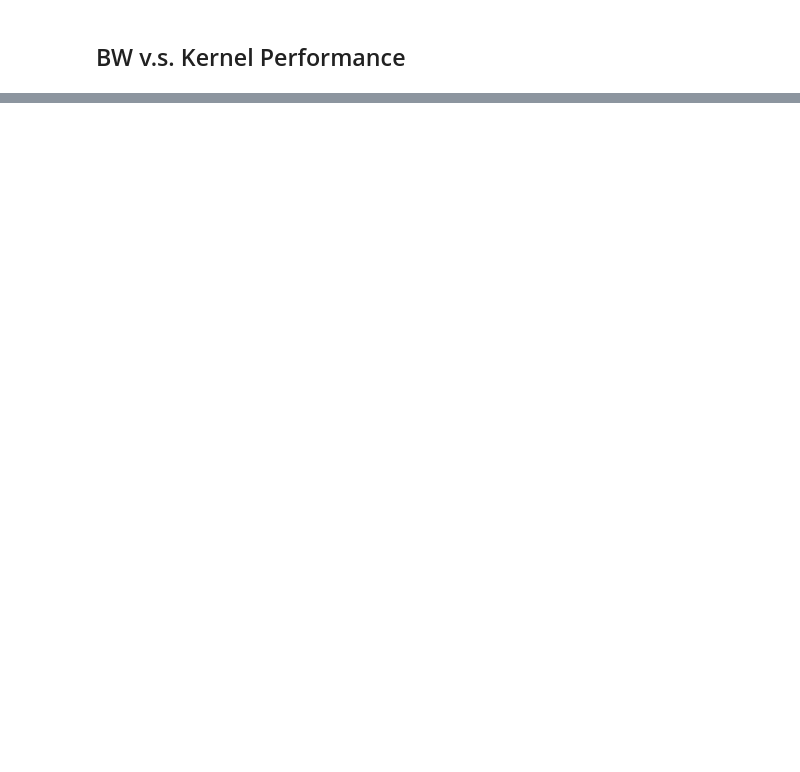
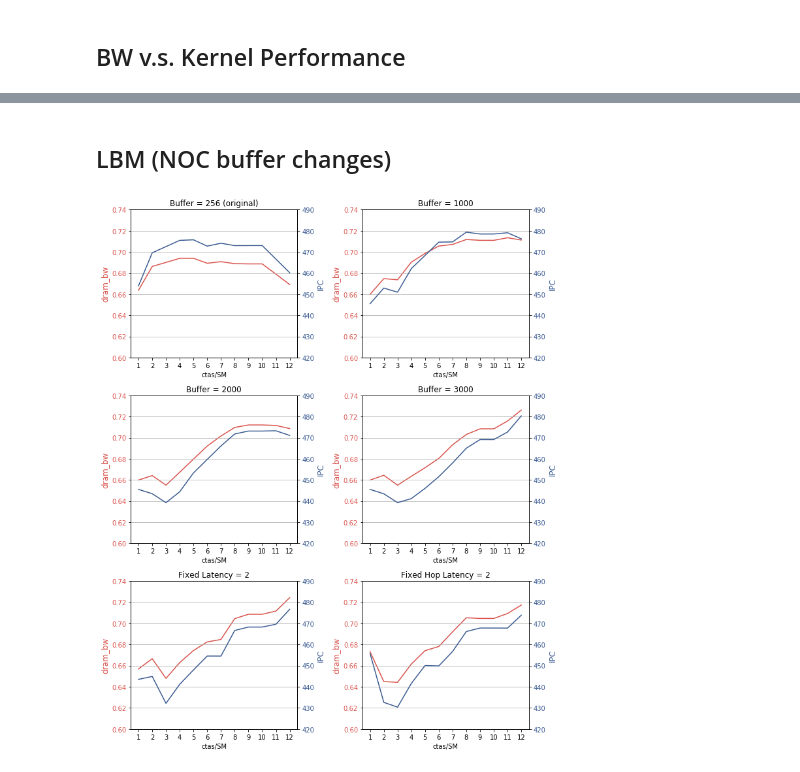
Before and after one commit to UofT-EcoSystem/gpgpu-sim_simulations, a Jupyter notebook: util/job_launching/results/gen-table.ipynb, the cells around one changed output, grey strips where cells are left out. Saved outputs shown, nothing was run; the diff lists cells and outputs as text; code cells hidden in the pictures; blank space fills up the shorter version.

```diff
--- a/util/job_launching/results/gen-table.ipynb
+++ b/util/job_launching/results/gen-table.ipynb
@@ -477,0 +541,70 @@ plt.show()
+# %% [markdown]
+## LBM (NOC buffer changes)
+# %%
+# current_palette = sns.color_palette()
+
+# Dram BW changes as the NOC configs change
+def extract_df(filename):
+    _df = pd.read_csv(filename)
+    _df['CTA/SM'] = _df['config'].apply(lambda x: x[7:-3]).astype(int)
+    _df['avg_dram_bw'] = _df['dram_bw'].transform(avg_array)
+    _df['IPC'] = _df['instructions'] / _df['runtime']
+    _df['avg_row_locality'] = _df['row_buffer_locality'].transform(avg_array)
+
+    return _df[['CTA/SM',
+                'avg_dram_bw', 'avg_row_locality',
+                'IPC',
+                  ]].sort_values(by=['CTA/SM'])
+
+def draw_fig(df_in, axis, title):
+    color_red = sns.xkcd_rgb["pale red"]
+    color_blue = sns.xkcd_rgb["denim blue"]
+
+    axis.set_xlabel('ctas/SM')
+    axis.set_ylabel('dram_bw', color=color_red, fontsize=12)
+    axis.plot(df_in['CTA/SM'], df_in['avg_dram_bw'], color=color_red)
+    axis.tick_params(axis='y', labelcolor=color_red)
+    axis.set_ylim([0.6, 0.74])
+    axis.set_axisbelow(True)
+
+    axis1 = axis.twinx()  # instantiate a second axes that shares the same x-axis
+
+    axis1.set_ylabel('IPC', color=color_blue, fontsize=12)
+    axis1.plot(df_in['CTA/SM'], df_in['IPC'], color=color_blue)
+    axis1.tick_params(axis='y', labelcolor=color_blue)
+    axis1.set_ylim([420, 490])
+
+    axis1.set_title(title)
+    axis1.set_xticks(df_in['CTA/SM'])
+    axis1.set_axisbelow(True)
+    axis1.grid(True)
+
+
+df_256 = extract_df('lbm2.csv')
+df_1000 = extract_df('lbm-large.csv')
+df_2000 = extract_df('lbm-xl.csv')
+df_3000 = extract_df('lbm-xxl.csv')
+df_fixed = extract_df('lbm-fixed.csv')
+df_hop = extract_df('lbm-hop.csv')
+
+fig, ((ax1, ax2), (ax3, ax4), (ax5, ax6)) = plt.subplots(3, 2, figsize=(10,12))
+
+draw_fig(df_256, ax1, 'Buffer = 256 (original)')
+draw_fig(df_1000, ax2, 'Buffer = 1000')
+draw_fig(df_2000, ax3, 'Buffer = 2000')
+draw_fig(df_3000, ax4, 'Buffer = 3000')
+draw_fig(df_fixed, ax5, 'Fixed Latency = 2')
+draw_fig(df_hop, ax6, 'Fixed Hop Latency = 2')
+
+fig.tight_layout()  # otherwise the right y-label is slightly clipped
+plt.savefig('buffers.pdf')
+# plt.show()
+
+# Observation:
+# 1. the trends of DRAM bandwidth and IPC are very correlated in all NOC configs
+# 2. Even though IPC reaches max when CTA/SM is less than 12 when the buffer is small (256), most of the CTA/SM
+# configs can achieve a high IPC compared with other NOC configs
+# 3. When the buffer size is medium (1000, 20000), the trend in IPC starts to plateu around CTA/SM = 8. But when
+# the buffer size is large (3000), IPC continues to rise beyond 8 CTA/SM
+# %% [output]
+[figure, added]
```
Also changed, not shown: parts of 8 cells of this notebook.
